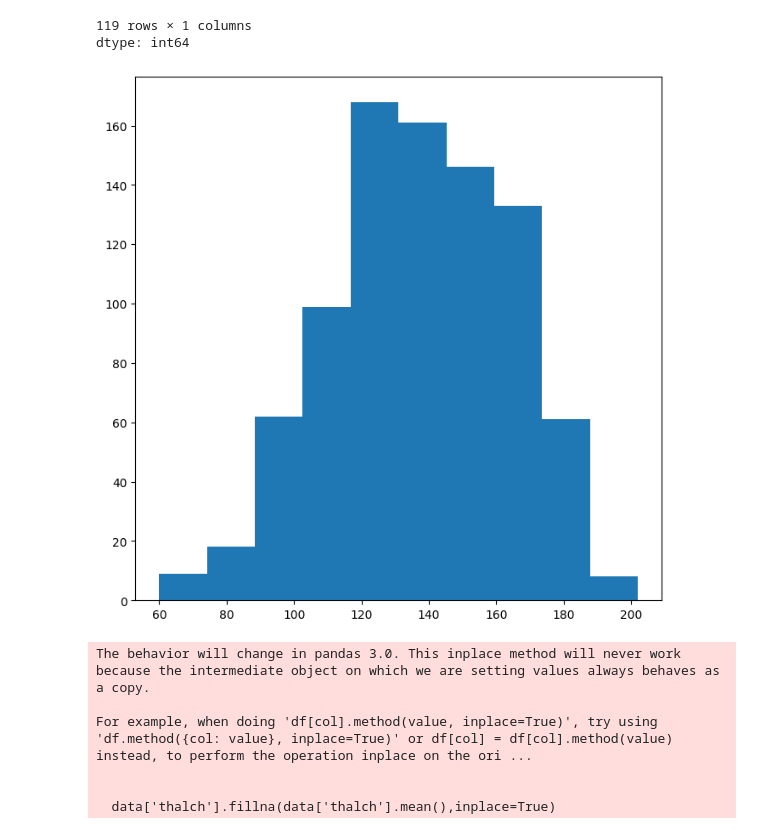
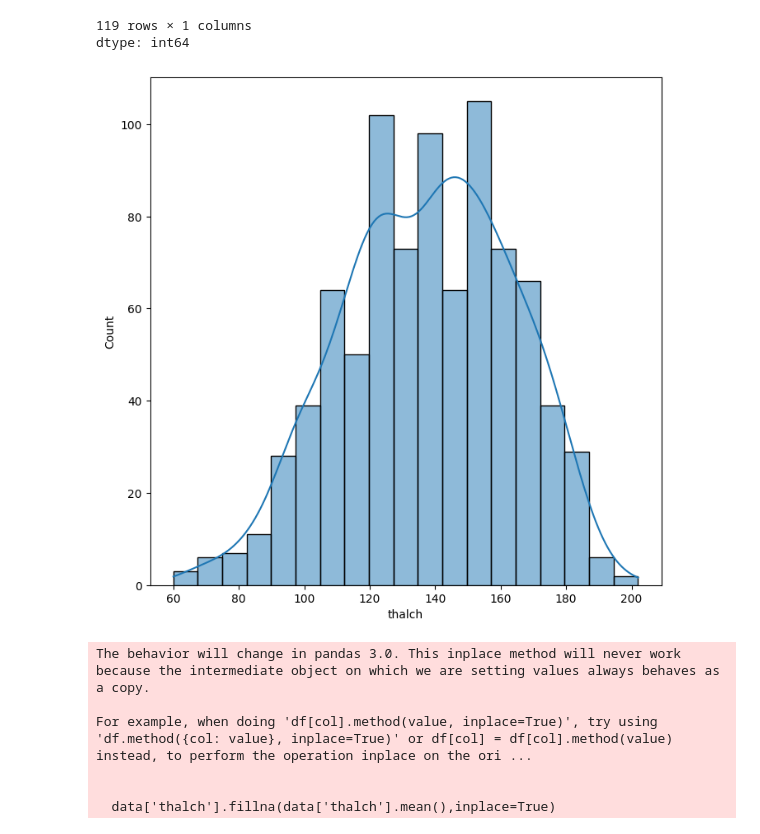
Before and after one commit to chanu0073/Heart-Disease-Detection-Research-ML-Project, a Jupyter notebook: Heart_Disease_ML_Project.ipynb, the cells around one changed output. Drawn from its saved outputs; the diff is of its cells as text; code cells hidden in the pictures.

Commit message:
Text to Numerical data - Completed

```diff
--- a/Heart_Disease_ML_Project.ipynb
+++ b/Heart_Disease_ML_Project.ipynb
@@ -396,10 +396,10 @@ data['thalch'].value_counts()
 dtype: int64
 # %%
 plt.figure(figsize=(8,8))
-plt.hist(data['thalch'])
+sns.histplot(data['thalch'],kde=True)
 plt.show()
 # %% [output]
-[figure, old version]
+[figure, new version]
 # %%
 data['thalch'].fillna(data['thalch'].mean(),inplace=True)
 # %% [output]
```
Also changed, not shown: parts of 27 cells of this notebook.
